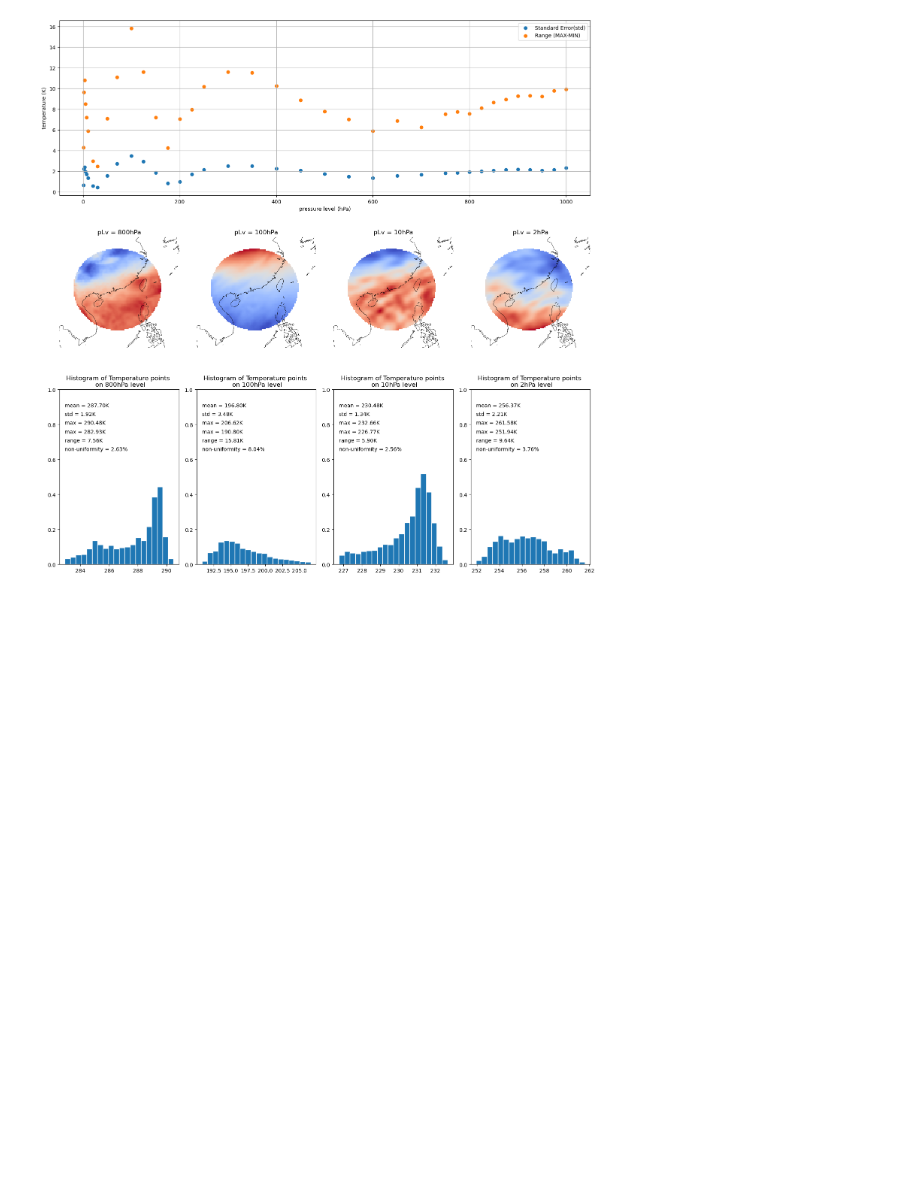
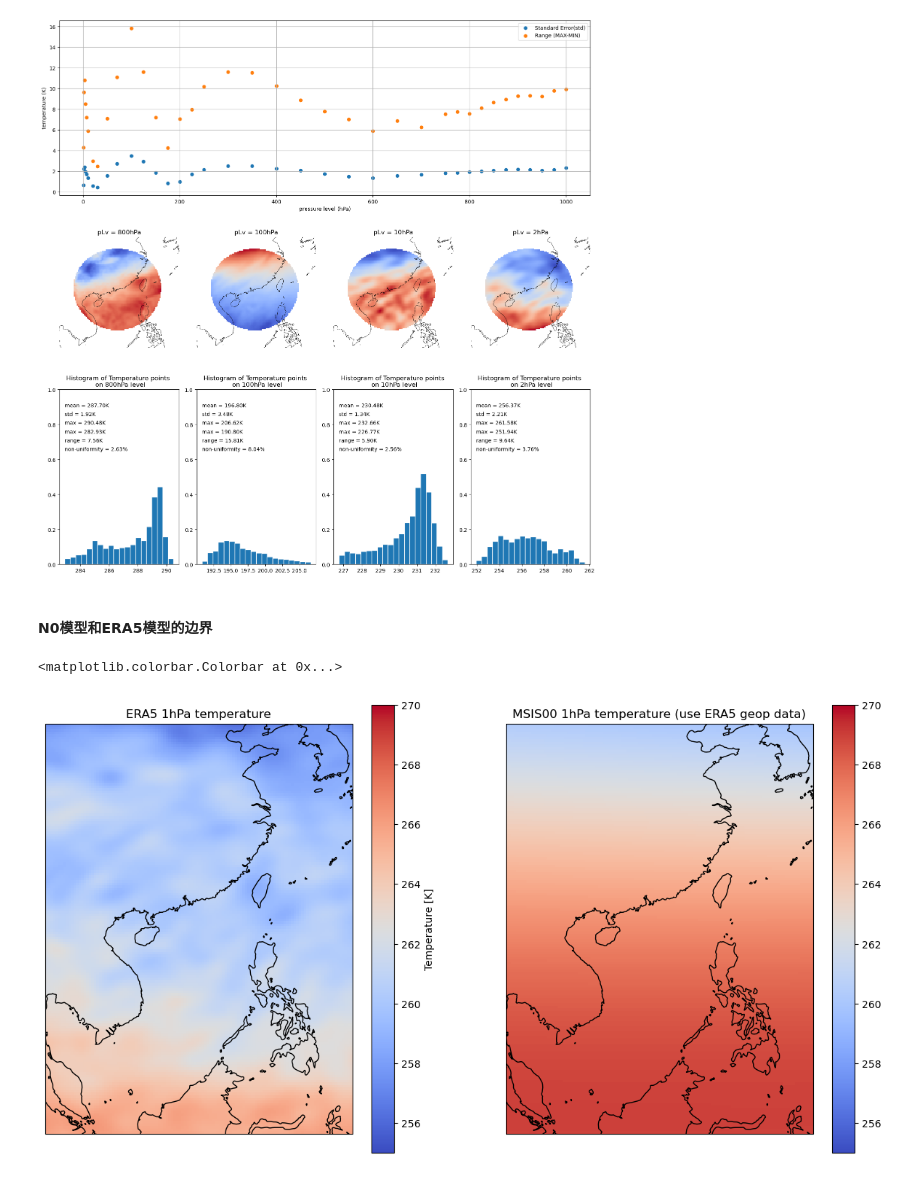
Before and after one commit to Walking-into-that-night/Muon-MCEq, a Jupyter notebook: Exussia/notebooks/20251018.ipynb, the cells around one changed output. Drawn from its saved outputs; the diff is of its cells as text; code cells hidden in the pictures; blank space fills up the shorter version.

```diff
--- a/Exussia/notebooks/20251018.ipynb
+++ b/Exussia/notebooks/20251018.ipynb
@@ -63,7 +63,7 @@ def hDistance(tup1,tup2): return geodesic((tup1[-1],tup1[0]),(tup2[-1],tup2[0]))
 xscale = hDistance((MAPwb,22.5),(MAPeb,22.5))/(MAPwb - MAPeb)
 yscale = hDistance((114.5,MAPnb),(114.5,MAPsb))/(MAPnb-MAPsb)
 # %%
-img = Image.open('ASTGTMV003_N22E114_dem.tif')
+img = Image.open('./data/ASTGTMV003_N22E114_dem.tif')
 imgArray = np.array(img)
 del img
 gc.collect()
@@ -474,3 +462,39 @@ plt.tight_layout()
 plt.show()
 # %% [output]
 [figure]
+# %% [markdown]
+#### N0模型和ERA5模型的边界
+# %%
+import MCEq.geometry.density_profiles as models
+
+longitude_range = np.arange(100,130,0.25)
+latitude_range =np.arange(0,40,0.25)
+long_gird,lat_grid = np.meshgrid(longitude_range,latitude_range)
+points = np.array([long_gird.ravel(),lat_grid.ravel()]).T
+
+day_of_year = 289
+nrlm = models.MSIS00Atmosphere("SouthPole",doy=day_of_year)
+temperature_list = []
+for p in points:
+    nrlm.update_parameters(location_coord=p)
+    z = np.array(z1.sel(longitude=p[0],latitude=p[1]))[0]
+    temperature_list.append(nrlm.get_temperature(z*1e2))
+temperature_grid = np.array(temperature_list).reshape(np.shape(long_gird))
+
+fig = plt.figure(figsize=(15,8))
+
+ax1 = fig.add_subplot(121,projection=ccrs.PlateCarree())
+temperatureih = temperature.sel(pressure_level = 1,longitude = longitude_range,latitude=latitude_range)
+temperatureih.plot(ax=ax1,cmap='coolwarm',vmax=270,vmin=255)
+ax1.set_title("ERA5 1hPa temperature")
+ax1.add_feature(cfeature.COASTLINE)
+
+ax2 = fig.add_subplot(122,projection=ccrs.PlateCarree())
+pm = ax2.pcolormesh(long_gird,lat_grid,temperature_grid,cmap='coolwarm',vmax=270,vmin=255)
+ax2.set_title("MSIS00 1hPa temperature (use ERA5 geop data)")
+ax2.add_feature(cfeature.COASTLINE)
+
+fig.colorbar(pm)
+# %% [output]
+<matplotlib.colorbar.Colorbar at 0x...>
+[figure, added]
```
Also changed, not shown: parts of 4 cells of this notebook, 4 other files.
